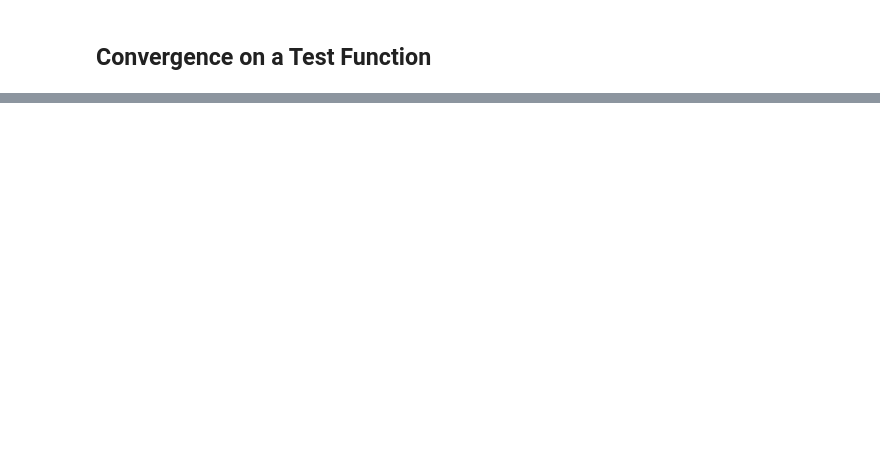
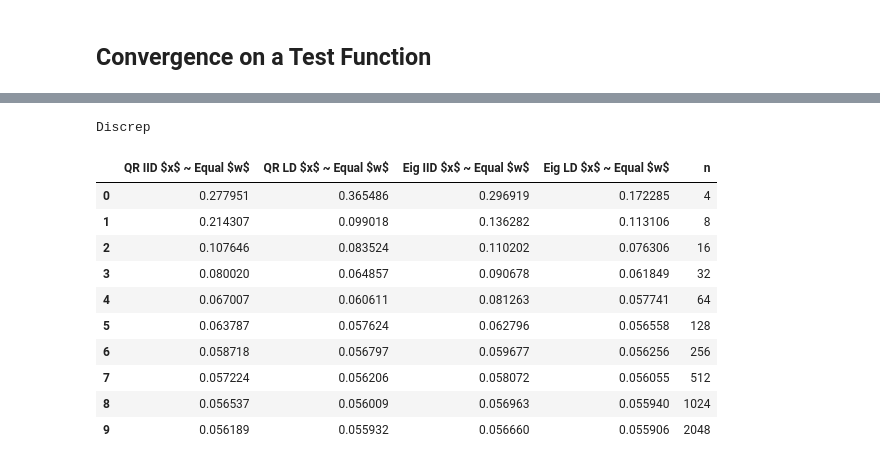
Before and after one commit to alegresor/rmatqmcpy, a Jupyter notebook: flag.kernel.ipynb, the cells around one changed output, grey strips where cells are left out. Drawn from its saved outputs; the diff is of its cells as text; code cells hidden in the pictures; blank space fills up the shorter version.

```diff
--- a/flag.kernel.ipynb
+++ b/flag.kernel.ipynb
@@ -315,0 +244,10 @@ errors_df
+# %%
+def discrepancy(kernel, x, w, lam, r, c, return_kmat=False):
+    assert x.ndim>=2
+    assert x.size(-3)==w.size(-1)
+    kmat = kernel(x[...,:,None,:,:],x[...,None,:,:,:],lam,r,c) # (...,n,n)
+    discrep = torch.einsum("...i,...ij,...j->...",w,kmat,w)-2*w.sum()+1 # (...,)
+    if return_kmat:
+        return discrep,kmat
+    else:
+        return discrep
@@ -315,0 +317,19 @@ errors_df
+# %%
+discreps_df = pd.DataFrame(discreps.median(-1).values.T,columns=[name for (name,_) in genf_funcs])
+discreps_df['n'] = n
+discreps_df.set_index('n')
+print(r"Discrep")
+discreps_df
+# %% [output]
+Discrep
+|  | QR IID $x$ ~ Equal $w$ | QR LD $x$ ~ Equal $w$ | Eig IID $x$ ~ Equal $w$ | Eig LD $x$ ~ Equal $w$ | n |
+| 0 | 0.277951 | 0.365486 | 0.296919 | 0.172285 | 4 |
+| 1 | 0.214307 | 0.099018 | 0.136282 | 0.113106 | 8 |
+| 2 | 0.107646 | 0.083524 | 0.110202 | 0.076306 | 16 |
+| 3 | 0.080020 | 0.064857 | 0.090678 | 0.061849 | 32 |
+| 4 | 0.067007 | 0.060611 | 0.081263 | 0.057741 | 64 |
+| 5 | 0.063787 | 0.057624 | 0.062796 | 0.056558 | 128 |
+| 6 | 0.058718 | 0.056797 | 0.059677 | 0.056256 | 256 |
+| 7 | 0.057224 | 0.056206 | 0.058072 | 0.056055 | 512 |
+| 8 | 0.056537 | 0.056009 | 0.056963 | 0.055940 | 1024 |
+| 9 | 0.056189 | 0.055932 | 0.056660 | 0.055906 | 2048 |
```
Also changed, not shown: parts of 9 cells of this notebook.
